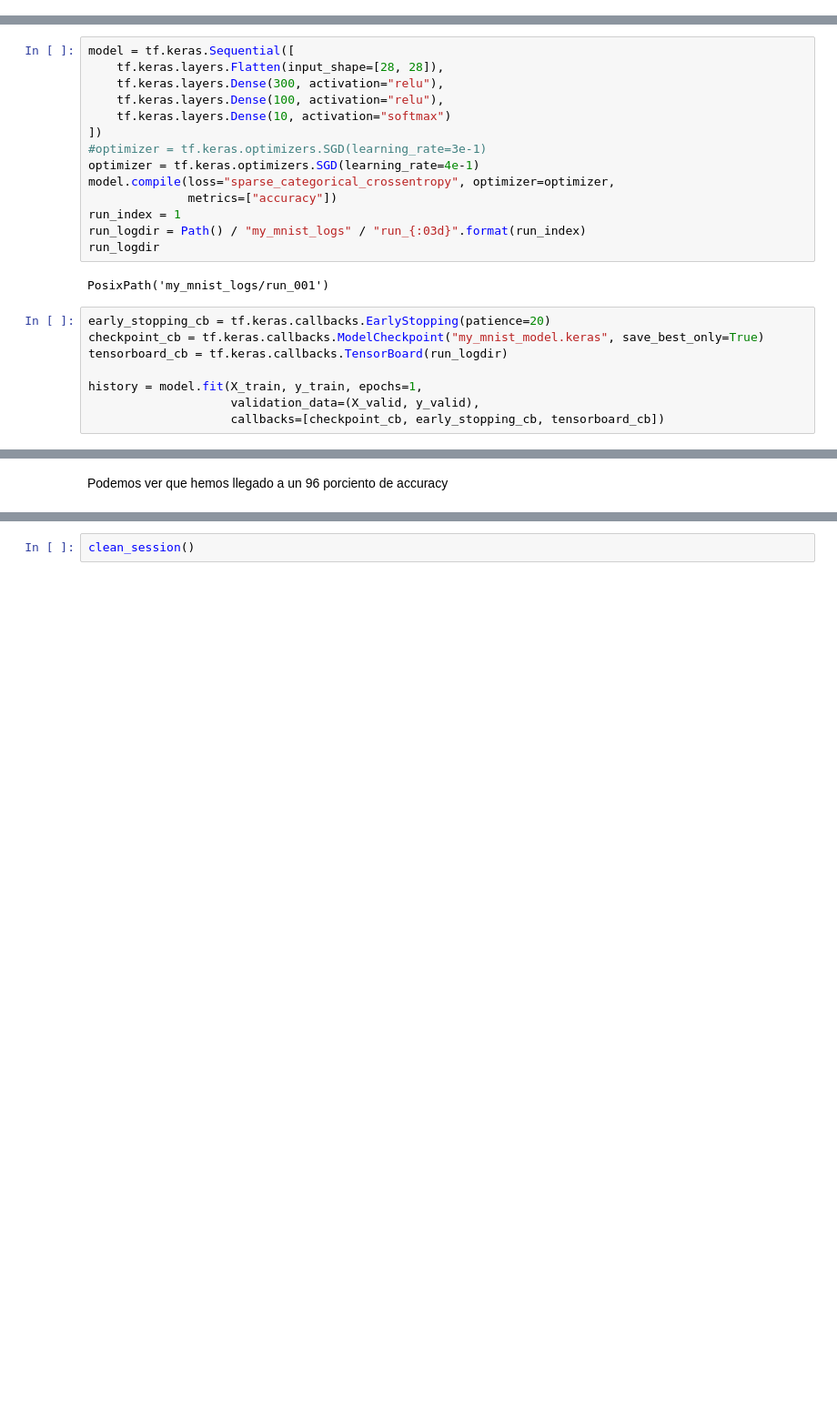
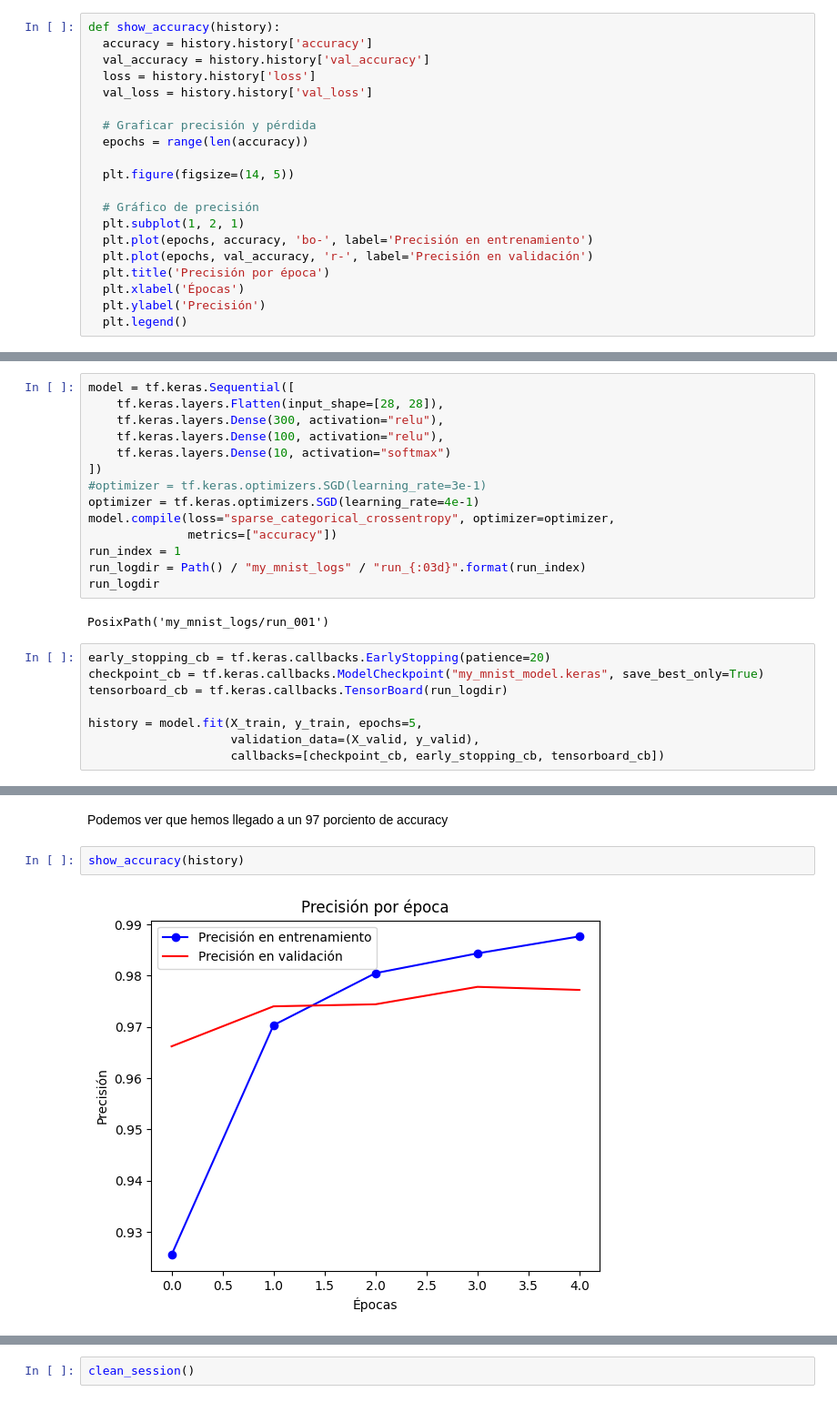
Before and after one commit to MaciaKing/UNED, a Jupyter notebook: Aprendizaje Profundo/Entrgas/PEC0.ipynb, the cells around one changed output, grey strips where cells are left out. Shown at 91% size. Saved outputs shown, nothing was run; the diff lists cells and outputs as text; blank space fills up the shorter version.

```diff
--- a/Aprendizaje Profundo/Entrgas/PEC0.ipynb
+++ b/Aprendizaje Profundo/Entrgas/PEC0.ipynb
@@ -52 +54,21 @@ def view_learning_rate(expon_lr_default):
+# %%
+def show_accuracy(history):
+  accuracy = history.history['accuracy']
+  val_accuracy = history.history['val_accuracy']
+  loss = history.history['loss']
+  val_loss = history.history['val_loss']
+
+  # Graficar precisión y pérdida
+  epochs = range(len(accuracy))
+
+  plt.figure(figsize=(14, 5))
+
+  # Gráfico de precisión
+  plt.subplot(1, 2, 1)
+  plt.plot(epochs, accuracy, 'bo-', label='Precisión en entrenamiento')
+  plt.plot(epochs, val_accuracy, 'r-', label='Precisión en validación')
+  plt.title('Precisión por época')
+  plt.xlabel('Épocas')
+  plt.ylabel('Precisión')
+  plt.legend()
 # %% [markdown]
@@ -208,7 +230,7 @@ early_stopping_cb = tf.keras.callbacks.EarlyStopping(patience=20)
 checkpoint_cb = tf.keras.callbacks.ModelCheckpoint("my_mnist_model.keras", save_best_only=True)
 tensorboard_cb = tf.keras.callbacks.TensorBoard(run_logdir)
 
-history = model.fit(X_train, y_train, epochs=1,
+history = model.fit(X_train, y_train, epochs=5,
                     validation_data=(X_valid, y_valid),
                     callbacks=[checkpoint_cb, early_stopping_cb, tensorboard_cb])
 # %% [output]
@@ -241,3 +272,7 @@ model.evaluate(X_test, y_test)
 # %% [markdown]
-Podemos ver que hemos llegado a un 96 porciento de accuracy
+Podemos ver que hemos llegado a un 97 porciento de accuracy
+# %%
+show_accuracy(history)
+# %% [output]
+[figure, added]
 # %% [markdown]
```
Also changed, not shown: parts of 45 cells of this notebook, 2 other files.
